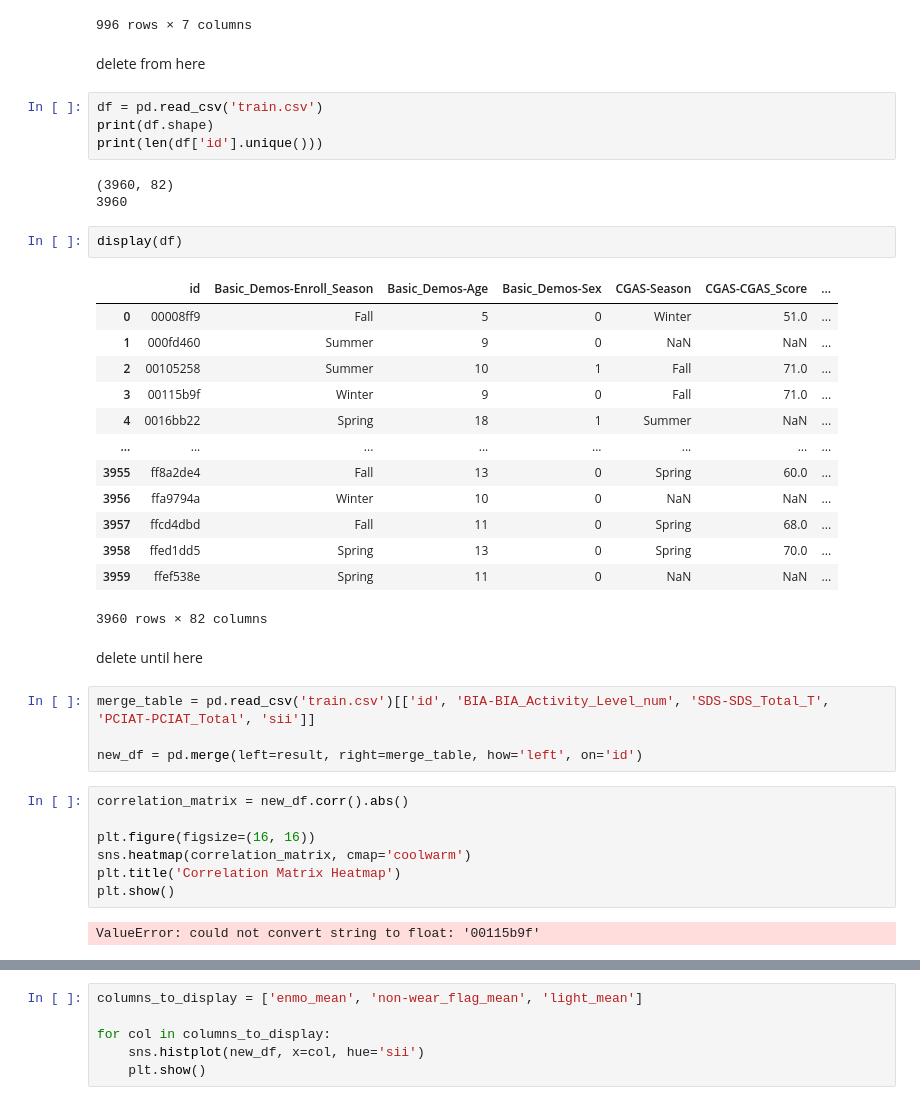
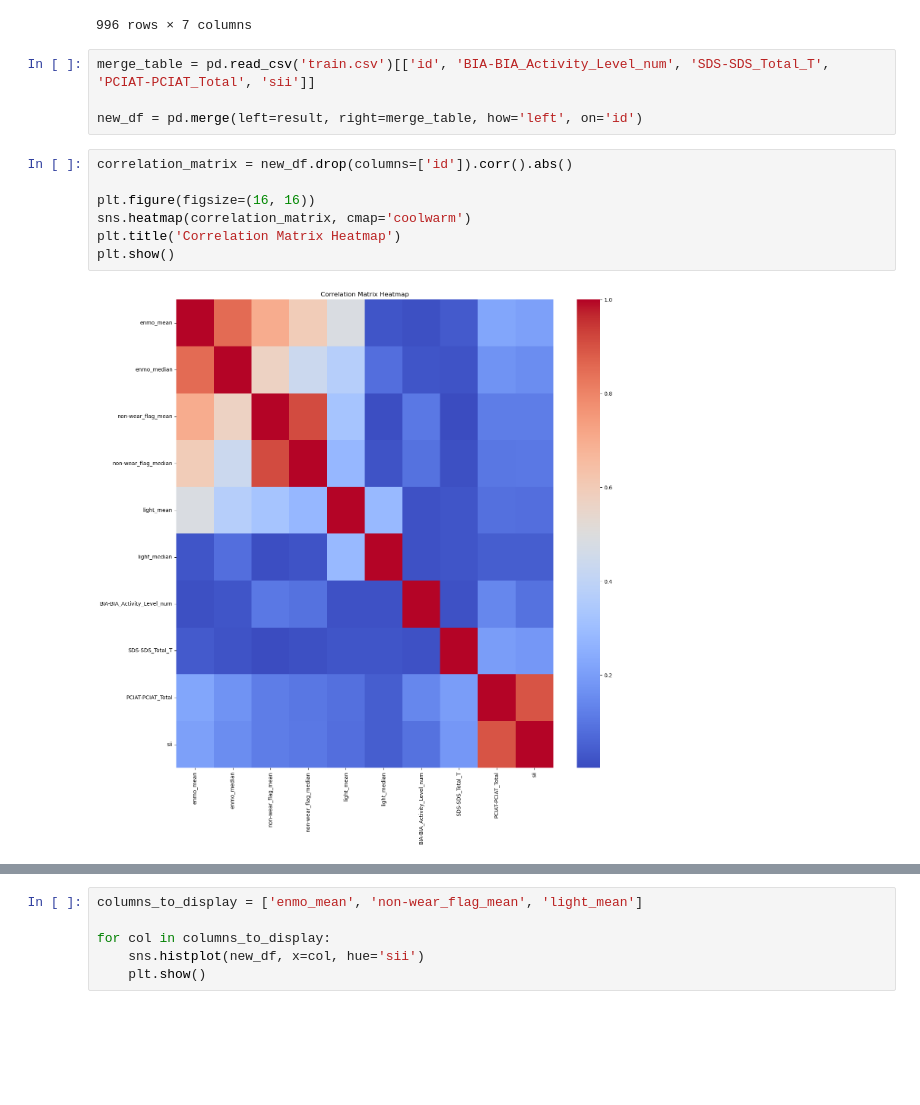
Before and after one commit to ASilins/mal1-2024, a Jupyter notebook: final project/analysis_actigraphy.ipynb, the cells around one changed output, grey strips where cells are left out. Drawn from its saved outputs; the diff is of its cells as text; blank space fills up the shorter version.

```diff
--- a/final project/analysis_actigraphy.ipynb
+++ b/final project/analysis_actigraphy.ipynb
@@ -124,46 +124,19 @@ display(result)
 | 994 | ffcd4dbd | 0.028601 | 0.008805 | 0.020323 | 0.0 | 22.480034 | 5.282995 |
 | 995 | ffed1dd5 | 0.017076 | 0.009563 | 0.592331 | 1.0 | 7.501198 | 4.523121 |
 996 rows × 7 columns
-# %% [markdown]
-delete from here
-# %%
-df = pd.read_csv('train.csv')
-print(df.shape)
-print(len(df['id'].unique()))
-# %% [output]
-(3960, 82)
-3960
-# %%
-display(df)
-# %% [output]
-|  | id | Basic_Demos-Enroll_Season | Basic_Demos-Age | Basic_Demos-Sex | CGAS-Season | CGAS-CGAS_Score | ... |
-| 0 | 00008ff9 | Fall | 5 | 0 | Winter | 51.0 | ... |
-| 1 | 000fd460 | Summer | 9 | 0 | NaN | NaN | ... |
-| 2 | 00105258 | Summer | 10 | 1 | Fall | 71.0 | ... |
-| 3 | 00115b9f | Winter | 9 | 0 | Fall | 71.0 | ... |
-| 4 | 0016bb22 | Spring | 18 | 1 | Summer | NaN | ... |
-| ... | ... | ... | ... | ... | ... | ... | ... |
-| 3955 | ff8a2de4 | Fall | 13 | 0 | Spring | 60.0 | ... |
-| 3956 | ffa9794a | Winter | 10 | 0 | NaN | NaN | ... |
-| 3957 | ffcd4dbd | Fall | 11 | 0 | Spring | 68.0 | ... |
-| 3958 | ffed1dd5 | Spring | 13 | 0 | Spring | 70.0 | ... |
-| 3959 | ffef538e | Spring | 11 | 0 | NaN | NaN | ... |
-3960 rows × 82 columns
-# %% [markdown]
-delete until here
 # %%
 merge_table = pd.read_csv('train.csv')[['id', 'BIA-BIA_Activity_Level_num', 'SDS-SDS_Total_T', 'PCIAT-PCIAT_Total', 'sii']]
 
 new_df = pd.merge(left=result, right=merge_table, how='left', on='id')
 # %%
-correlation_matrix = new_df.corr().abs()
+correlation_matrix = new_df.drop(columns=['id']).corr().abs()
 
 plt.figure(figsize=(16, 16))
 sns.heatmap(correlation_matrix, cmap='coolwarm')
 plt.title('Correlation Matrix Heatmap')
 plt.show()
 # %% [output]
-ValueError: could not convert string to float: '00115b9f'
+[figure, added]
 # %%
 # It seems that the amount of movement has a correlation with the value of sii
 # Also, the non-wear_flag has a high corelation with enmo,
```
Also changed, not shown: parts of 3 cells of this notebook.
